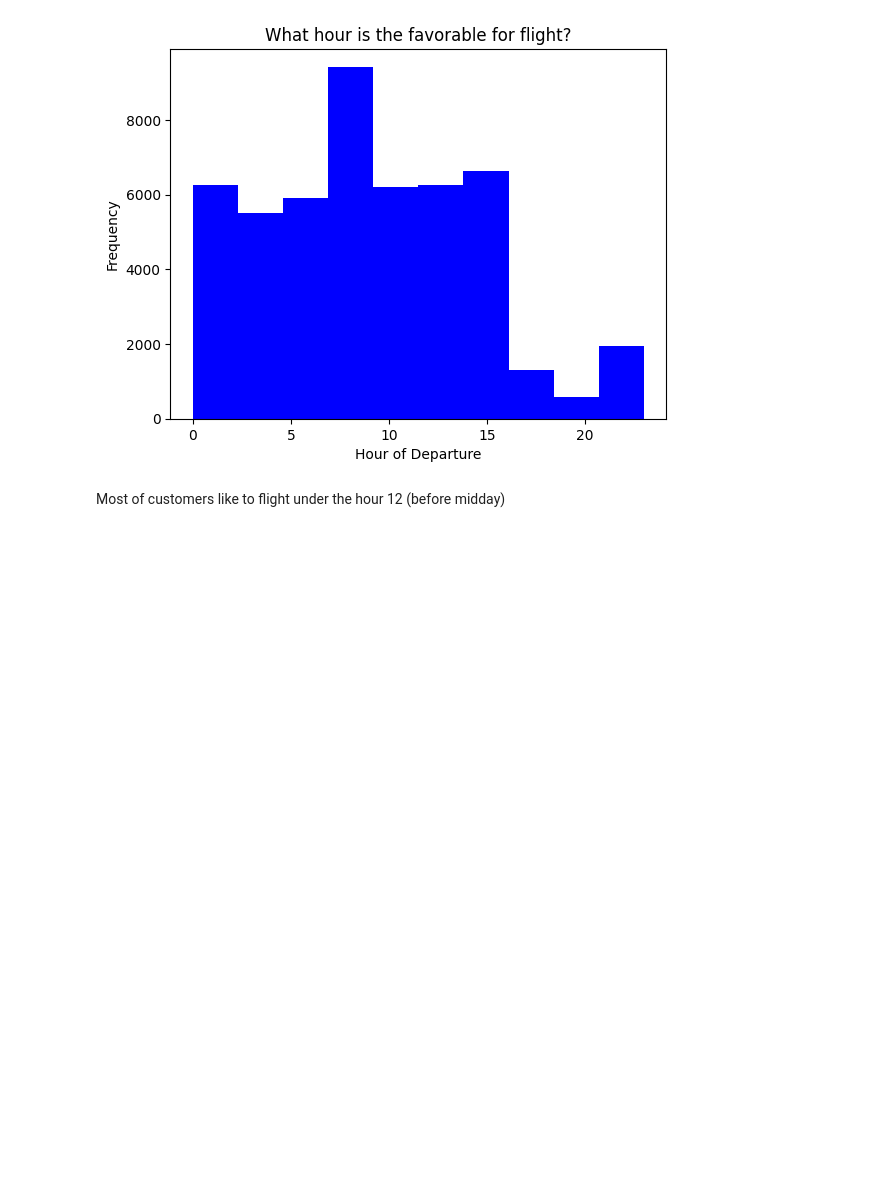
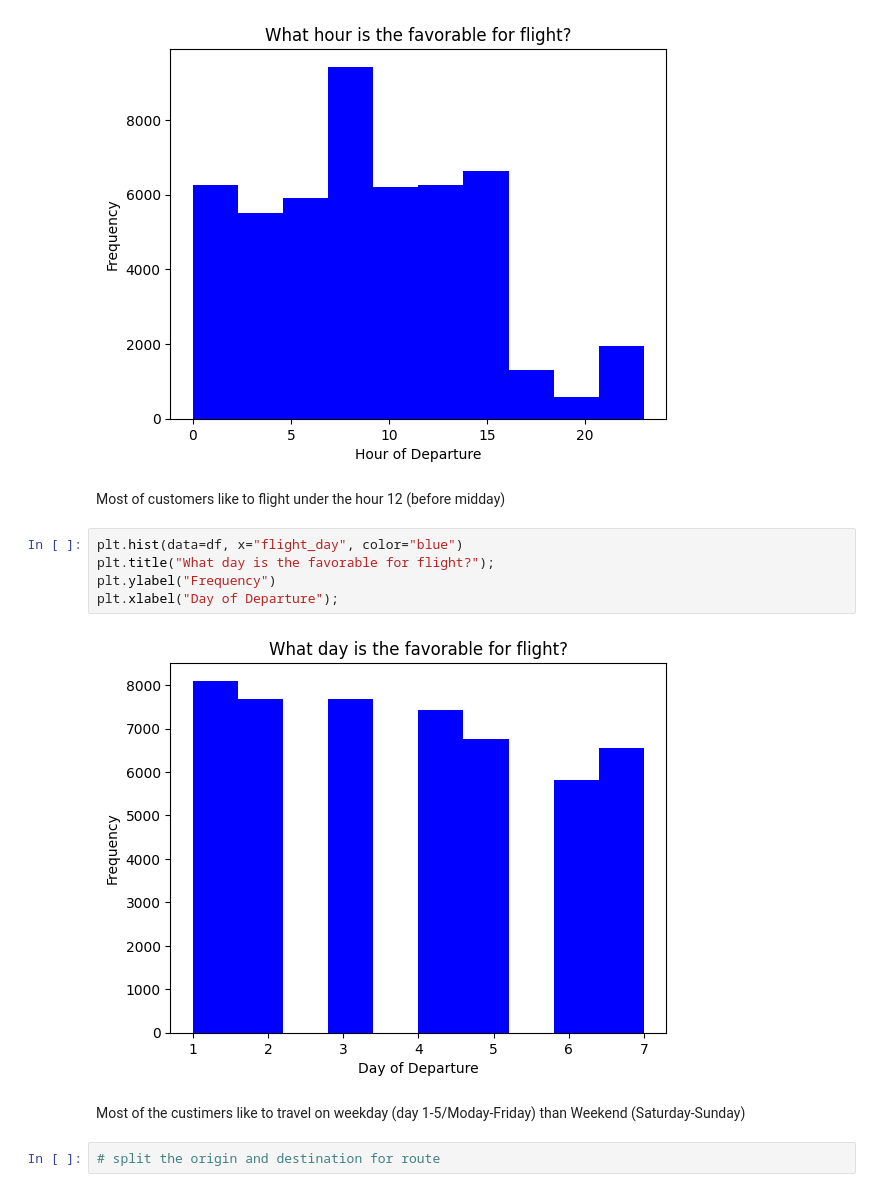
Before and after one commit to julam9/British-Airways-Modelling-Task, a Jupyter notebook: modelling_booking.ipynb, the cells around one changed output. Cells and saved outputs as stored; diff of their text form; blank space fills up the shorter version.

```diff
--- a/modelling_booking.ipynb
+++ b/modelling_booking.ipynb
@@ -147,3 +147,14 @@ plt.xlabel("Hour of Departure");
 [figure]
 # %% [markdown]
 Most of customers like to flight under the hour 12 (before midday)
+# %%
+plt.hist(data=df, x="flight_day", color="blue")
+plt.title("What day is the favorable for flight?");
+plt.ylabel("Frequency")
+plt.xlabel("Day of Departure");
+# %% [output]
+[figure, added]
+# %% [markdown]
+Most of the custimers like to travel on weekday (day 1-5/Moday-Friday) than Weekend (Saturday-Sunday)
+# %%
+# split the origin and destination for route
```
